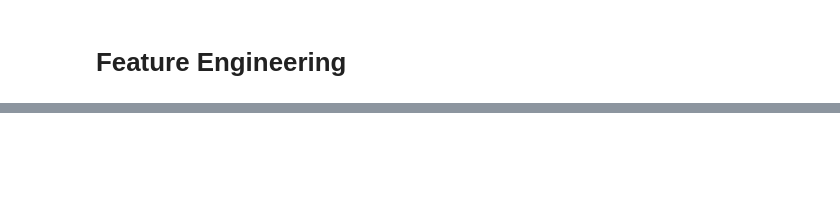
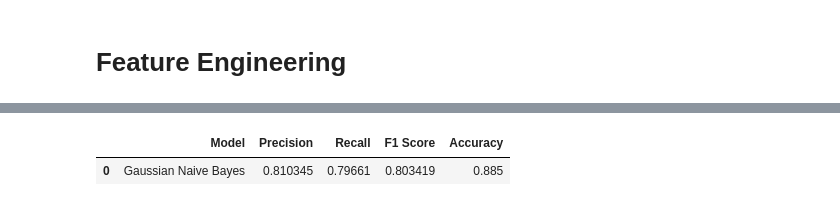
Before and after one commit to BhushanSah/CreditWise-Loan-System, a Jupyter notebook: CreditWise.ipynb, the cells around one changed output, grey strips where cells are left out. Drawn from its saved outputs; the diff is of its cells as text; code cells hidden in the pictures; blank space fills up the shorter version.

```diff
--- a/CreditWise.ipynb
+++ b/CreditWise.ipynb
@@ -373,0 +441,16 @@ CM: [[129  10]
+# %%
+# Final test-set evaluation
+
+nb_test_pred = nb_model.predict(X_test_scaled)
+
+print("Gaussian Naive Bayes - Final Test Results")
+print("Precision:", precision_score(y_test, nb_test_pred, zero_division=0))
+print("Recall:", recall_score(y_test, nb_test_pred, zero_division=0))
+print("F1 Score:", f1_score(y_test, nb_test_pred, zero_division=0))
+print("Accuracy:", accuracy_score(y_test, nb_test_pred))
+
+print("\nConfusion Matrix:")
+print(confusion_matrix(y_test, nb_test_pred))
+
+print("\nClassification Report:")
+print(classification_report(y_test, nb_test_pred, zero_division=0))
@@ -373,0 +477,13 @@ CM: [[129  10]
+# %%
+model_results = pd.DataFrame({
+    "Model": ["Gaussian Naive Bayes"],
+    "Precision": [precision_score(y_test, nb_test_pred)],
+    "Recall": [recall_score(y_test, nb_test_pred)],
+    "F1 Score": [f1_score(y_test, nb_test_pred)],
+    "Accuracy": [accuracy_score(y_test, nb_test_pred)]
+})
+
+display(model_results)
+# %% [output]
+|  | Model | Precision | Recall | F1 Score | Accuracy |
+| 0 | Gaussian Naive Bayes | 0.810345 | 0.79661 | 0.803419 | 0.885 |
```
Also changed, not shown: parts of 19 cells of this notebook.
